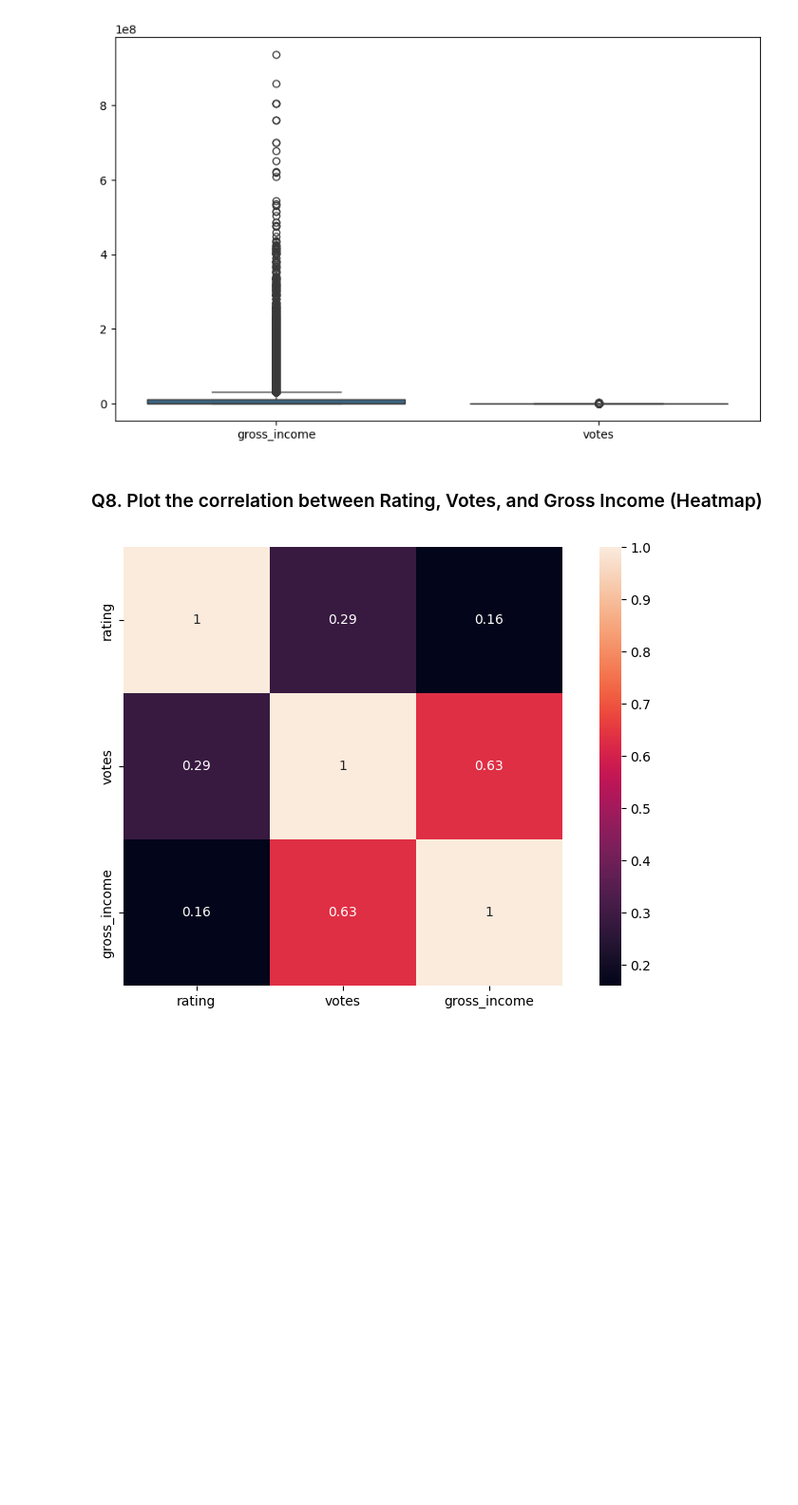
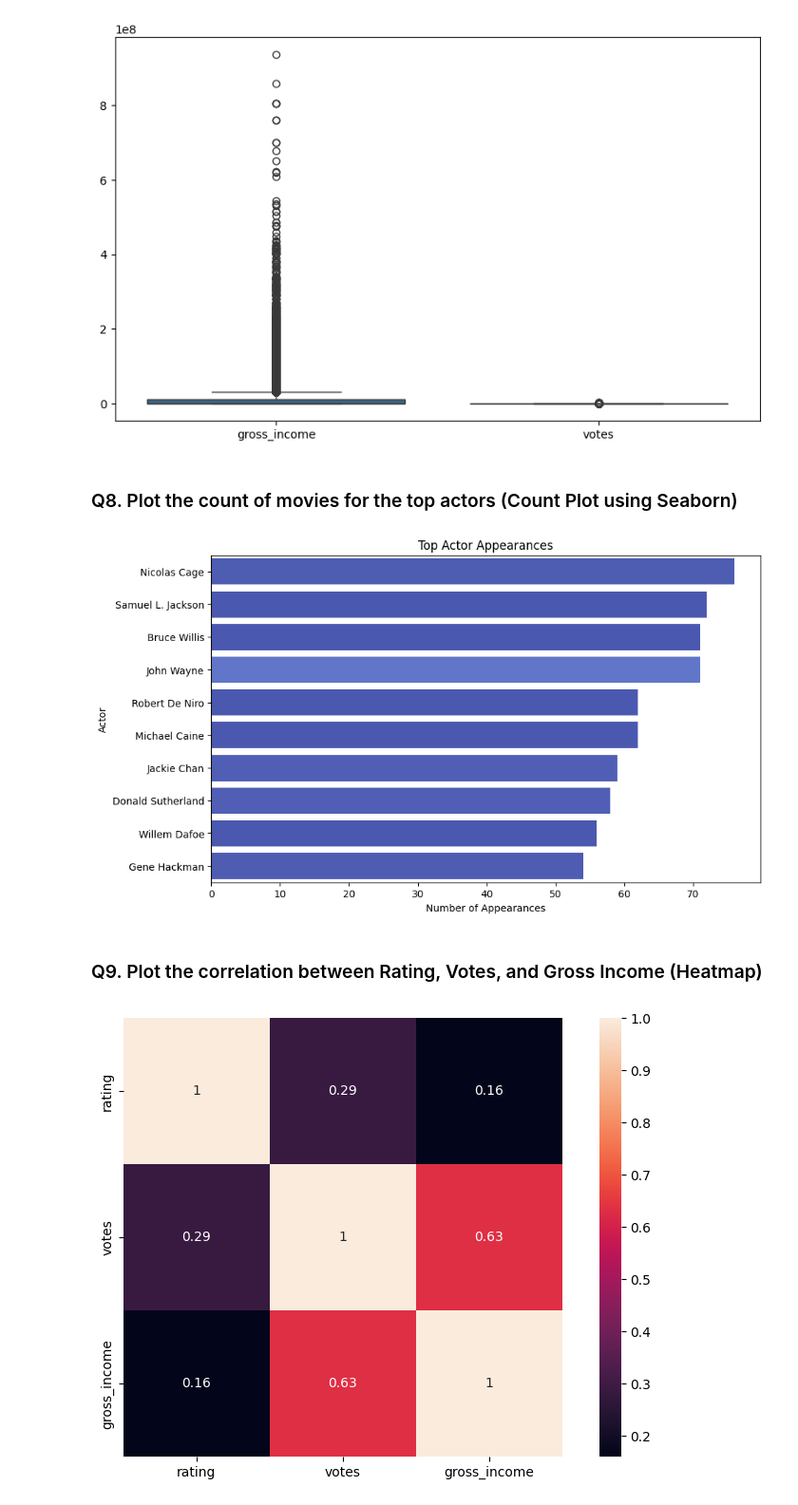
Before and after one commit to Shakti9798/IMDB-EDA-PYTHON, a Jupyter notebook: imdb_data_analysis.ipynb, the cells around one changed output. Shown at 95% size. Cells and saved outputs as stored; diff of their text form; code cells hidden in the pictures; blank space fills up the shorter version.

```diff
--- a/imdb_data_analysis.ipynb
+++ b/imdb_data_analysis.ipynb
@@ -652,8 +652,25 @@ sns.boxplot(df[["gross_income","votes"]], palette = "viridis")
 plt.show()
 # %% [output]
 [figure]
+# %% [markdown]
+### Q8. Plot the count of movies for the top actors (Count Plot using Seaborn)
+# %%
+a = df["stars_name"].str.split(",").explode().reset_index(drop=True)
+
+top_actors = a.value_counts().head(10).index
+
+plt.figure(figsize=(10,6))
+
+sns.countplot(y = a, order = top_actors, hue = a, palette = "coolwarm", legend = False)
+plt.title("Top Actor Appearances")
+plt.xlabel("Number of Appearances")
+plt.ylabel("Actor")
+
+plt.show()
+# %% [output]
+[figure, added]
 # %% [markdown]
-### Q8. Plot the correlation between Rating, Votes, and Gross Income (Heatmap)
+### Q9. Plot the correlation between Rating, Votes, and Gross Income (Heatmap)
 # %%
 plt.figure(figsize = (10,6))
 
```
Also changed, not shown: parts of 4 cells of this notebook.
